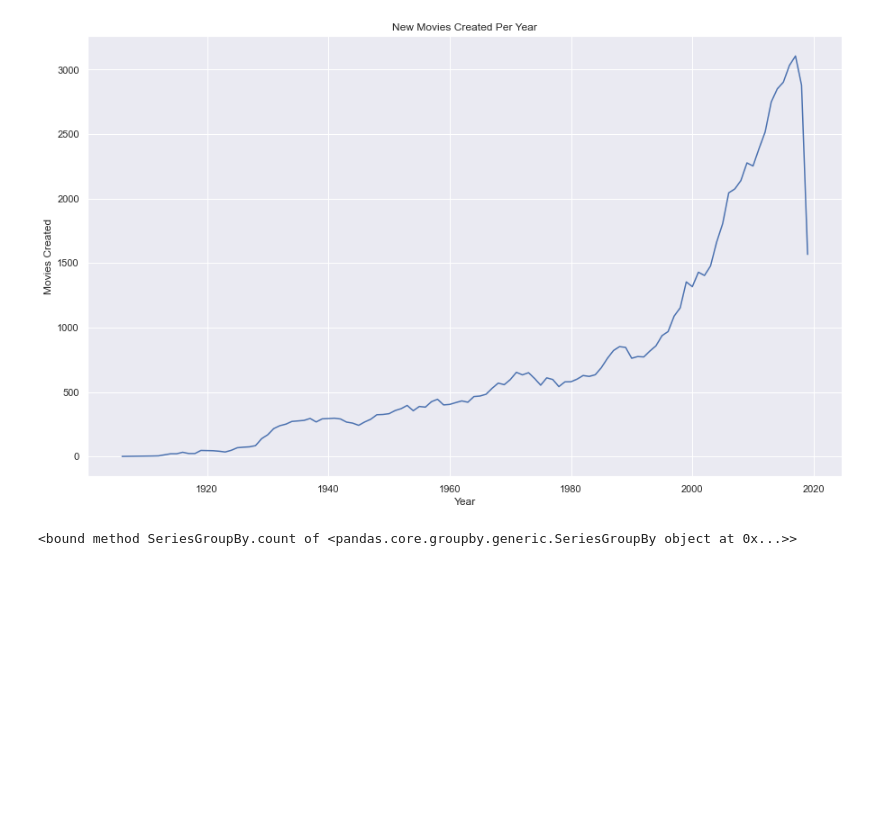
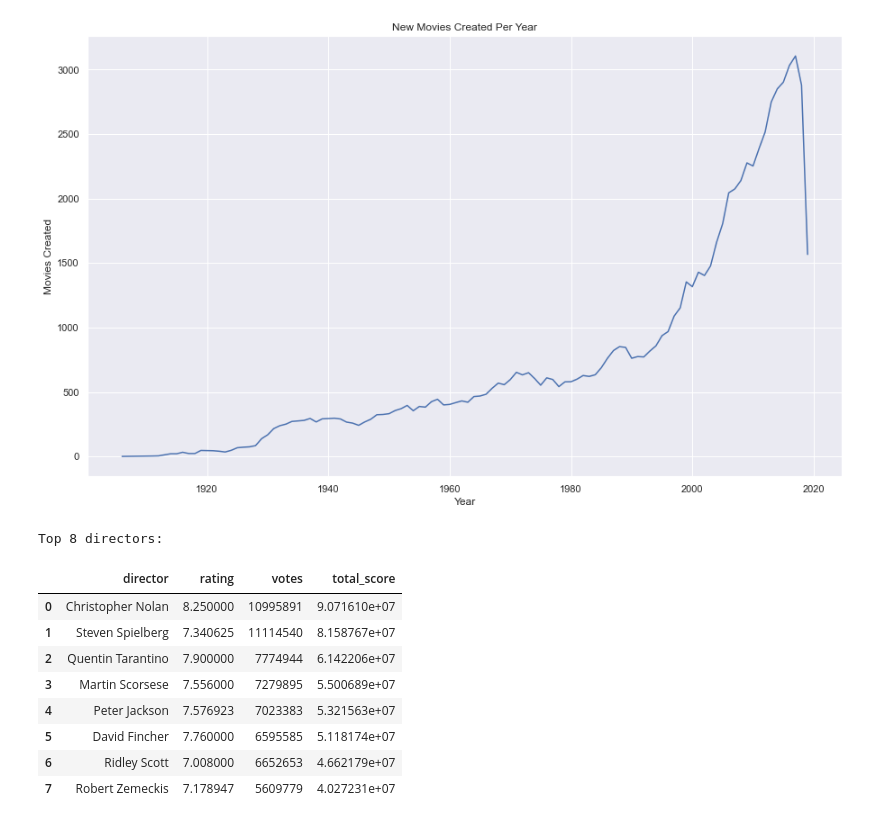
Before and after one commit to billbai0102/Callysto-Hackathon-2020, a Jupyter notebook: submission.ipynb, the cells around one changed output. Saved outputs shown, nothing was run; the diff lists cells and outputs as text; code cells hidden in the pictures; blank space fills up the shorter version.

```diff
--- a/submission.ipynb
+++ b/submission.ipynb
@@ -244,8 +246,22 @@ ax.set(xlabel='Year', ylabel='Movies Created', title='New Movies Created Per Yea
  Text(0.5, 0, 'Year'),
  Text(0.5, 1.0, 'New Movies Created Per Year')]
 [figure]
-# %%
-df = imdb_movies_df.groupby('director')['rating'].count
-df
-# %% [output]
-<bound method SeriesGroupBy.count of <pandas.core.groupby.generic.SeriesGroupBy object at 0x...>>
+# %%
+director_ratings_df = imdb_movies_df.groupby('director').agg({'rating':np.mean, 'votes': np.sum}).reset_index().sort_values(by='rating')
+director_ratings_df['total_score'] = director_ratings_df['rating'] * director_ratings_df['votes']
+director_ratings_df.sort_values(by='total_score', inplace=True, ascending=False)
+director_ratings_df = director_ratings_df.reset_index().drop('index', axis=1)
+
+print('Top 8 directors:')
+director_ratings_df.head(8)
+# %% [output]
+Top 8 directors:
+|  | director | rating | votes | total_score |
+| 0 | Christopher Nolan | 8.250000 | 10995891 | 9.071610e+07 |
+| 1 | Steven Spielberg | 7.340625 | 11114540 | 8.158767e+07 |
+| 2 | Quentin Tarantino | 7.900000 | 7774944 | 6.142206e+07 |
+| 3 | Martin Scorsese | 7.556000 | 7279895 | 5.500689e+07 |
+| 4 | Peter Jackson | 7.576923 | 7023383 | 5.321563e+07 |
+| 5 | David Fincher | 7.760000 | 6595585 | 5.118174e+07 |
+| 6 | Ridley Scott | 7.008000 | 6652653 | 4.662179e+07 |
+| 7 | Robert Zemeckis | 7.178947 | 5609779 | 4.027231e+07 |
```
Also changed, not shown: parts of 6 cells of this notebook.
